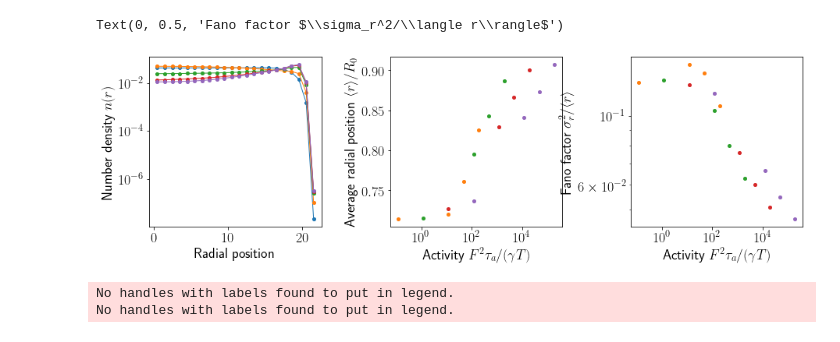
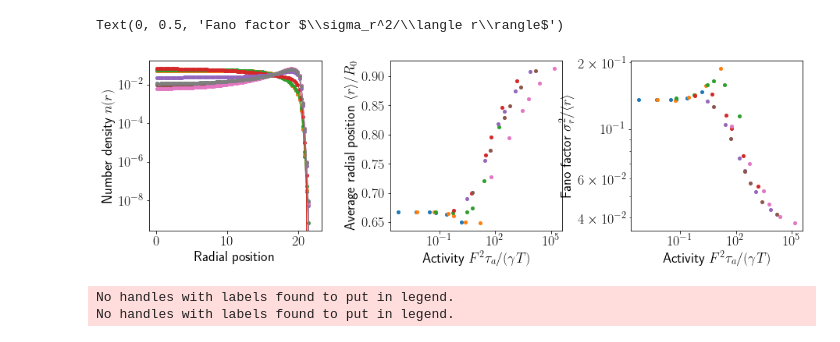
Before and after one commit to s-brahmachari/Active-noise-simulations, a Jupyter notebook: analysis_codes/plot-RDP.ipynb, the cells around one changed output. Drawn from its saved outputs; the diff is of its cells as text; code cells hidden in the pictures.

```diff
--- a/analysis_codes/plot-RDP.ipynb
+++ b/analysis_codes/plot-RDP.ipynb
@@ -32,7 +32,7 @@ fig,axes=plt.subplots(1,3,figsize=(15,4),gridspec_kw={'wspace':0.4, 'hspace':0.4
 
 # [[ax1,ax2],[ax3,ax4]]=axes
 [ax1,ax2,ax3]=axes
-ind=3
+ind=4
 
 norm = mpl.colors.Normalize(vmin=0, vmax=0.6)
 cmap = cm.gist_rainbow
@@ -43,7 +43,7 @@ Rmax=[]
 betas=[]
 w=0
 fpath='../../data/ROUSE_chainN100_confinedR0500/'
-fpath='../../data/SAC/RDP/'
+fpath='../../data/SAC_exp_lowEsoft/RDP/'
 # fpath='../../data/ChrmAB_N500_R010_lowLC/RDP'
 
 for fname in os.listdir(fpath):
@@ -112,34 +112,34 @@ def fit(xx,a,b):
     # axi.legend(handles2, labels2,)
     # axi.legend(loc='lower left',bbox_to_anchor=(1.1,0.1))
     # axi.set_yscale('log')
     # axi.set_xscale('log')
     # axi.grid(True)
     # axi.set_xlim([-1,6])
 
 ax1.set_xlabel('Radial position')
 ax1.set_ylabel('Number density $n(r)$')
 # ax1.set_ylim([1e-7,1e-3])
 ax1.semilogy()
 # ax1.loglog()
 
 
 ax2.set_ylabel('Average radial position $\\langle r\\rangle/R_0$')
 ax2.set_xlabel('Activity $F^2\\tau_a/(\\gamma T)$')
 # ax2.set_xlim(0,30)
 ax2.semilogx()
 ax3.loglog()
 # ax2.set_ylim(0,1)
 # plt.colorbar(m)
 
 ax3.set_xlabel('Activity $F^2\\tau_a/(\\gamma T)$')
 ax3.set_ylabel('Fano factor $\\sigma_r^2/\\langle r\\rangle$')
 
 
 
 # fig.savefig('../../plots/Rouse/avg_rad_pos_act.png', dpi=300, bbox_inches='tight')
 # %% [output]
 Text(0, 0.5, 'Fano factor $\\sigma_r^2/\\langle r\\rangle$')
-[figure, old version]
+[figure, new version]
 # %%
 fig,axes=plt.subplots(1,3,figsize=(15,4),gridspec_kw={'wspace':0.4, 'hspace':0.4})
 
```
Also changed, not shown: 1 other file.
